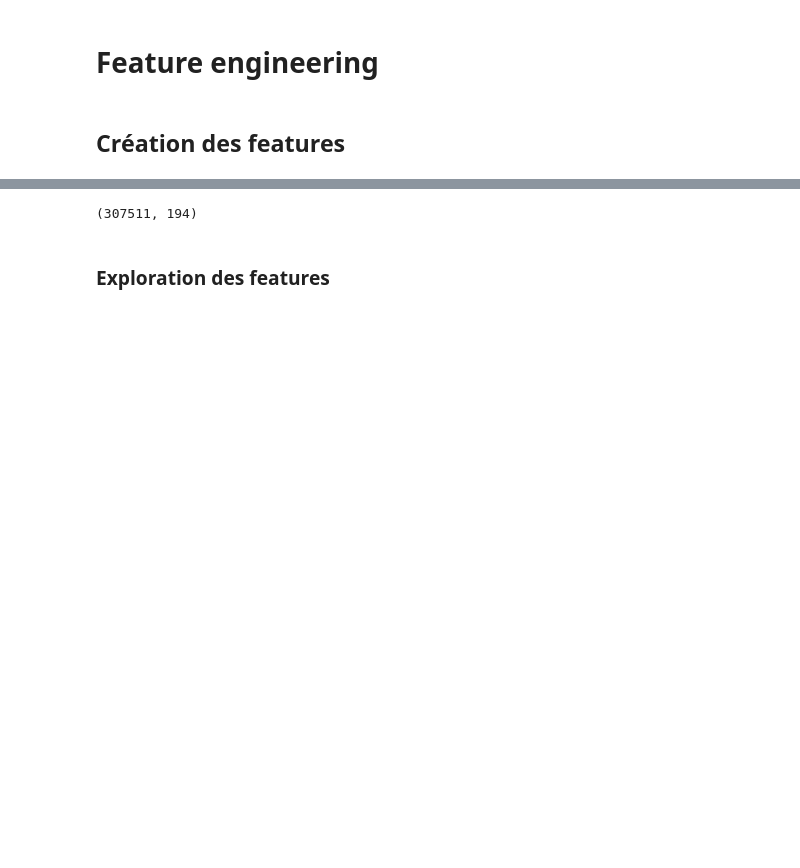
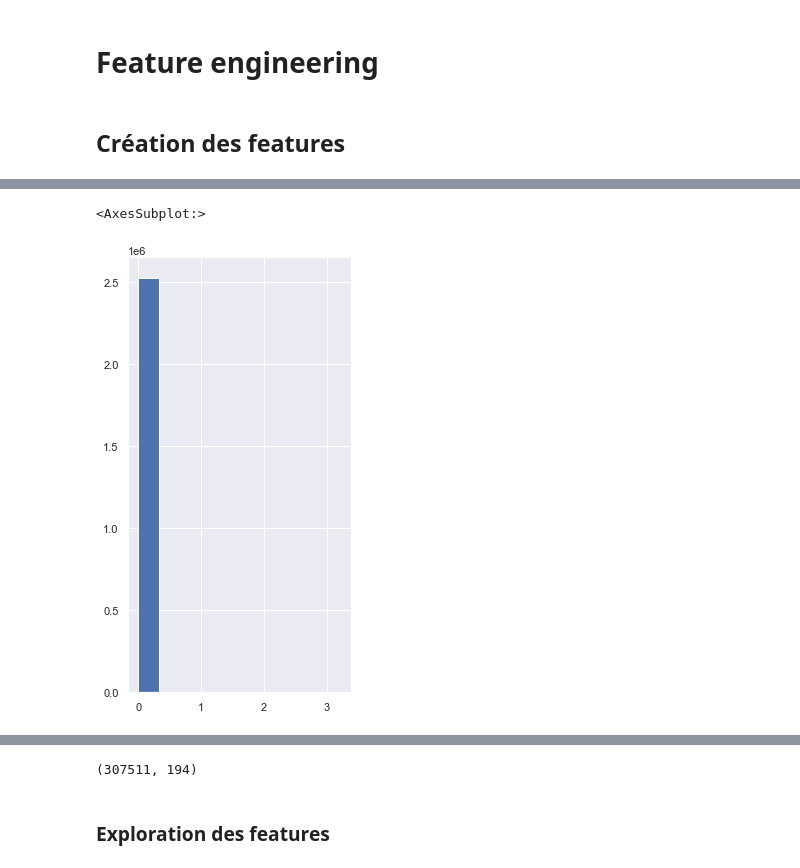
Before and after one commit to pbonte92/P7_Paul_Bonte, a Jupyter notebook: draft.ipynb, the cells around one changed output, grey strips where cells are left out. Drawn from its saved outputs; the diff is of its cells as text; code cells hidden in the pictures; blank space fills up the shorter version.

```diff
--- a/draft.ipynb
+++ b/draft.ipynb
@@ -508,0 +519,5 @@ pmts_use = instal_paiement.groupby(['SK_ID_CURR'],as_index=False).agg({'DAYS_INS
+# %%
+cc['AMT_DRAWINGS_OTHER_PCT'].hist()
+# %% [output]
+<AxesSubplot:>
+[figure, added]
```
Also changed, not shown: parts of 40 cells of this notebook.
